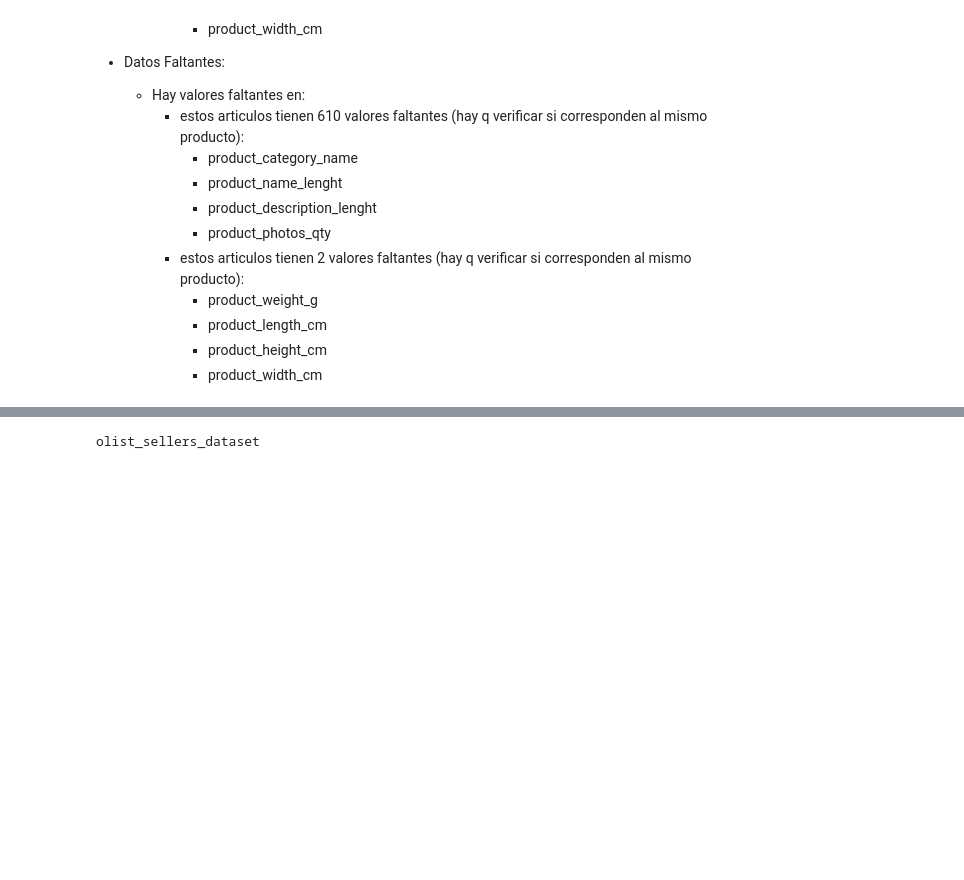
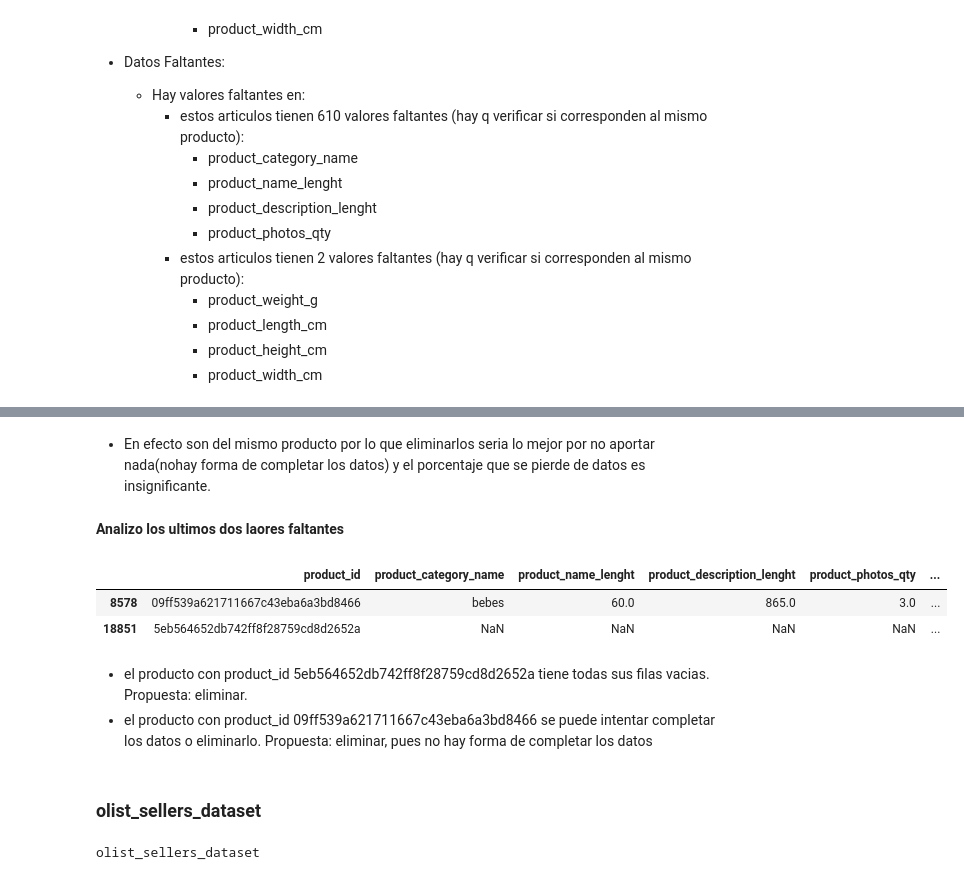
Before and after one commit to Heizhem/PF_DS, a Jupyter notebook: eda.ipynb, the cells around one changed output, grey strips where cells are left out. Saved outputs shown, nothing was run; the diff lists cells and outputs as text; code cells hidden in the pictures; blank space fills up the shorter version.

```diff
--- a/eda.ipynb
+++ b/eda.ipynb
@@ -591,3 +712,18 @@ array([ 225., 1000.,  154., ..., 1206.,  934., 1920.])
+# %% [markdown]
+* En efecto son del mismo producto por lo que eliminarlos seria lo mejor por no aportar nada(nohay forma de completar los datos) y el porcentaje que se pierde de datos es insignificante.
+# %% [markdown]
+<b> Analizo los ultimos dos laores faltantes
+# %%
+dfs[8][(dfs[8]['product_weight_g'].isnull())&(dfs[8]['product_length_cm'].isnull())&(dfs[8]['product_height_cm'].isnull())&(dfs[8]['product_width_cm'].isnull())]
+# %% [output]
+|  | product_id | product_category_name | product_name_lenght | product_description_lenght | product_photos_qty | ... |
+| 8578 | 09ff539a621711667c43eba6a3bd8466 | bebes | 60.0 | 865.0 | 3.0 | ... |
+| 18851 | 5eb564652db742ff8f28759cd8d2652a | NaN | NaN | NaN | NaN | ... |
+# %% [markdown]
+* el producto con product_id 5eb564652db742ff8f28759cd8d2652a tiene todas sus filas vacias. Propuesta: eliminar.
+* el producto con product_id 09ff539a621711667c43eba6a3bd8466 se puede intentar completar los datos o eliminarlo. Propuesta: eliminar, pues no hay forma de completar los datos
+# %% [markdown]
+### olist_sellers_dataset
 # %%
 print(nombre_datasets[9])
 dfs[9]
```
Also changed, not shown: parts of 30 cells of this notebook.
